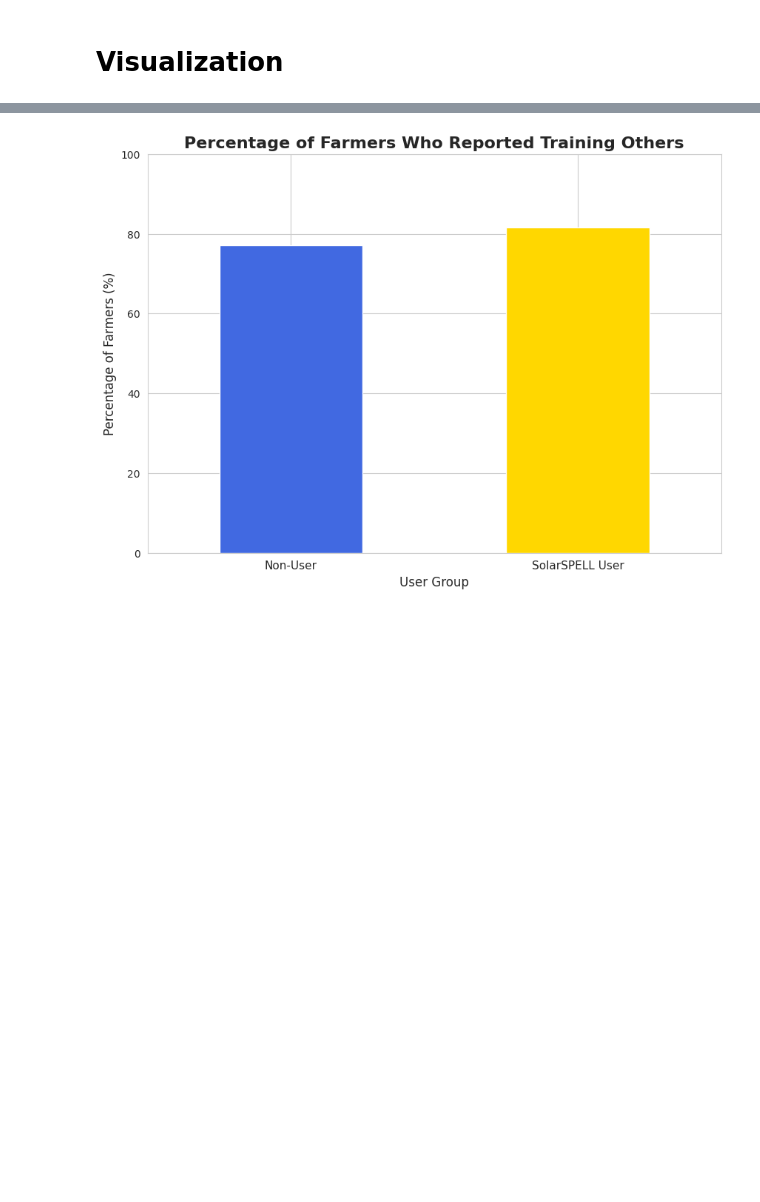
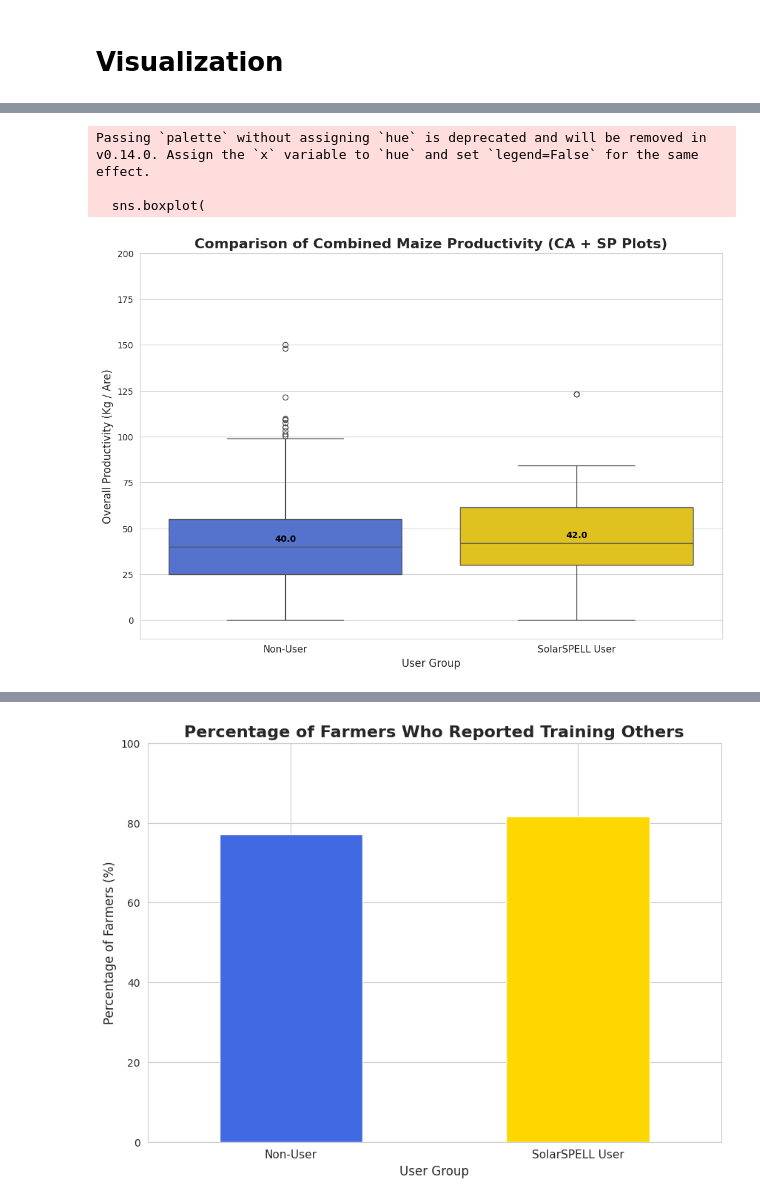
Before and after one commit to ManuelBagasina/solarspell, a Jupyter notebook: RwandaB2RClean.ipynb, the cells around one changed output, grey strips where cells are left out. Drawn from its saved outputs; the diff is of its cells as text; code cells hidden in the pictures; blank space fills up the shorter version.

```diff
--- a/RwandaB2RClean.ipynb
+++ b/RwandaB2RClean.ipynb
@@ -432,3 +506,55 @@ Passing `palette` without assigning `hue` is deprecated and will be removed in v
+# %%
+# --- Visualize Combined Maize Productivity with Median Labels ---
+
+# Create a figure with a custom size
+plt.figure(figsize=(12, 8))
+
+# Create the boxplot
+sns.boxplot(
+    data=df,
+    x='User_Group',
+    y='Total_Maize_Productivity',
+    order=['Non-User', 'SolarSPELL User'],
+    palette=color_palette
+)
+
+# Set the y-axis limit to zoom in
+plt.ylim(-10, 200)
+
+# Calculate the medians for each group to use as labels
+medians = df.groupby('User_Group')['Total_Maize_Productivity'].median()
+
+# Get the positions of the boxes on the x-axis (0 for Non-User, 1 for SolarSPELL User)
+x_positions = range(len(medians))
+
+# Loop through each box to place the text label
+for i, user_group in enumerate(medians.index):
+    # Get the median value for the current group
+    median_value = medians[user_group]
+
+    # Place the text slightly above the median line
+    # The 's' argument is the string to display (formatted to 1 decimal place)
+    plt.text(x=x_positions[i],
+             y=median_value + 3, # The '+ 3' adds a small vertical offset
+             s=f'{median_value:.1f}',
+             ha='center', # Horizontal alignment
+             size=10,
+             color='black',
+             fontweight='bold')
+
+# Add a clear title and labels
+plt.title('Comparison of Combined Maize Productivity (CA + SP Plots)', fontsize=16, fontweight='bold')
+plt.xlabel('User Group', fontsize=12)
+plt.ylabel('Overall Productivity (Kg / Are)', fontsize=12)
+plt.xticks(fontsize=11)
+
+# Display the plot
+plt.show()
+# %% [output]
+Passing `palette` without assigning `hue` is deprecated and will be removed in v0.14.0. Assign the `x` variable to `hue` and set `legend=False` for the same effect.
+
+  sns.boxplot(
+[figure, added]
 # %%
 # --- Visualize Other Crop CA Productivity ---
 
```
Also changed, not shown: parts of 5 cells of this notebook.
